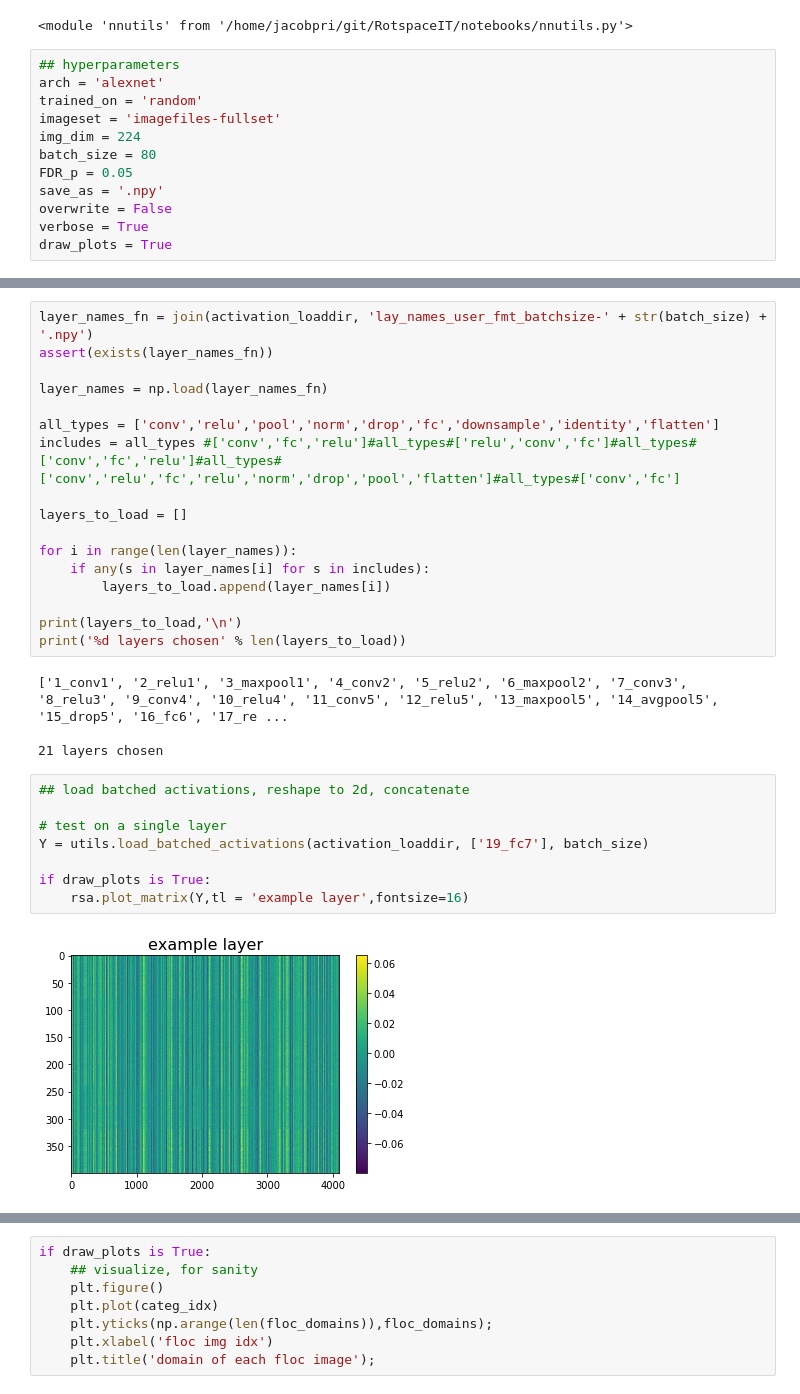
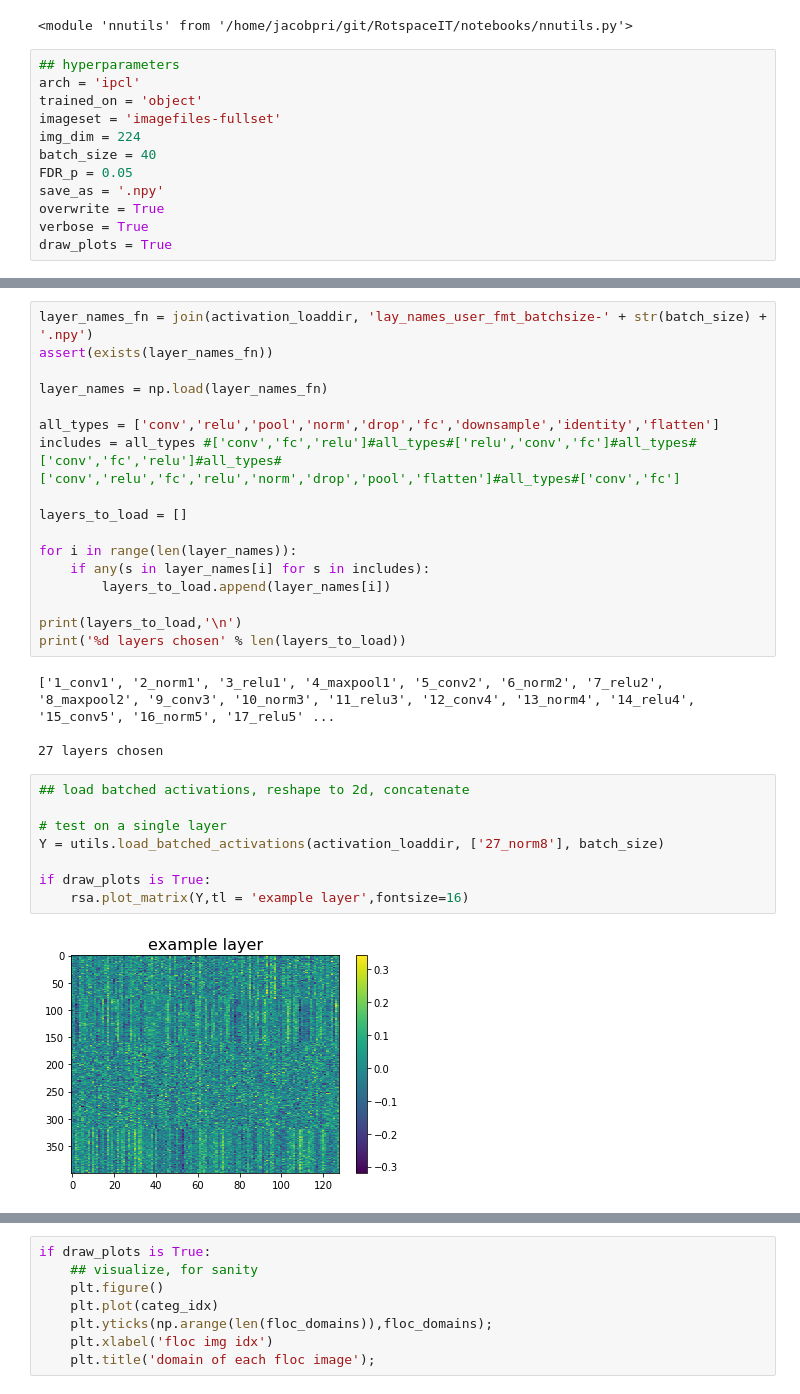
Before and after one commit to jacob-prince/RotspaceIT, a Jupyter notebook: notebooks/n02_floc_selectivity.ipynb, the cells around one changed output, grey strips where cells are left out. Drawn from its saved outputs; the diff is of its cells as text.

```diff
--- a/notebooks/n02_floc_selectivity.ipynb
+++ b/notebooks/n02_floc_selectivity.ipynb
@@ -31,14 +31,14 @@ importlib.reload(utils)
 <module 'nnutils' from '/home/jacobpri/git/RotspaceIT/notebooks/nnutils.py'>
 # %%
 ## hyperparameters
-arch = 'alexnet'
-trained_on = 'random'
+arch = 'ipcl'
+trained_on = 'object'
 imageset = 'imagefiles-fullset'
 img_dim = 224
-batch_size = 80
+batch_size = 40
 FDR_p = 0.05
 save_as = '.npy'
-overwrite = False
+overwrite = True
 verbose = True
 draw_plots = True
 # %%
@@ -107,19 +107,19 @@ for i in range(len(layer_names)):
 print(layers_to_load,'\n')
 print('%d layers chosen' % len(layers_to_load))
 # %% [output]
-['1_conv1', '2_relu1', '3_maxpool1', '4_conv2', '5_relu2', '6_maxpool2', '7_conv3', '8_relu3', '9_conv4', '10_relu4', '11_conv5', '12_relu5', '13_maxpool5', '14_avgpool5', '15_drop5', '16_fc6', '17_re ...
+['1_conv1', '2_norm1', '3_relu1', '4_maxpool1', '5_conv2', '6_norm2', '7_relu2', '8_maxpool2', '9_conv3', '10_norm3', '11_relu3', '12_conv4', '13_norm4', '14_relu4', '15_conv5', '16_norm5', '17_relu5' ...
 
-21 layers chosen
+27 layers chosen
 # %%
 ## load batched activations, reshape to 2d, concatenate
 
 # test on a single layer
-Y = utils.load_batched_activations(activation_loaddir, ['19_fc7'], batch_size)
+Y = utils.load_batched_activations(activation_loaddir, ['27_norm8'], batch_size)
 
 if draw_plots is True:
     rsa.plot_matrix(Y,tl = 'example layer',fontsize=16)
 # %% [output]
-[figure, old version]
+[figure, new version]
 # %%
 ## organize category indices
 
```
Also changed, not shown: parts of 7 cells of this notebook, 49 other files.
